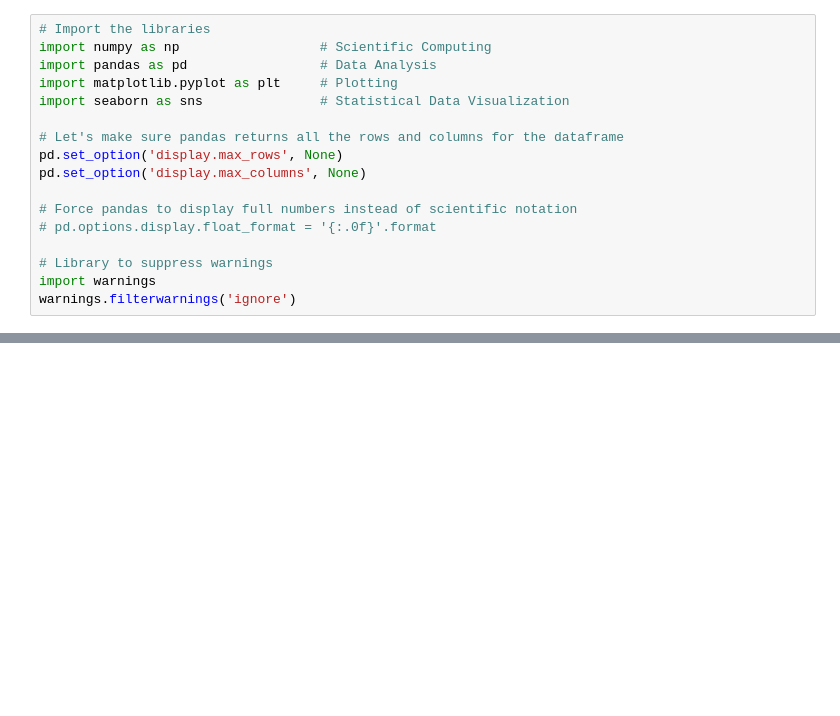
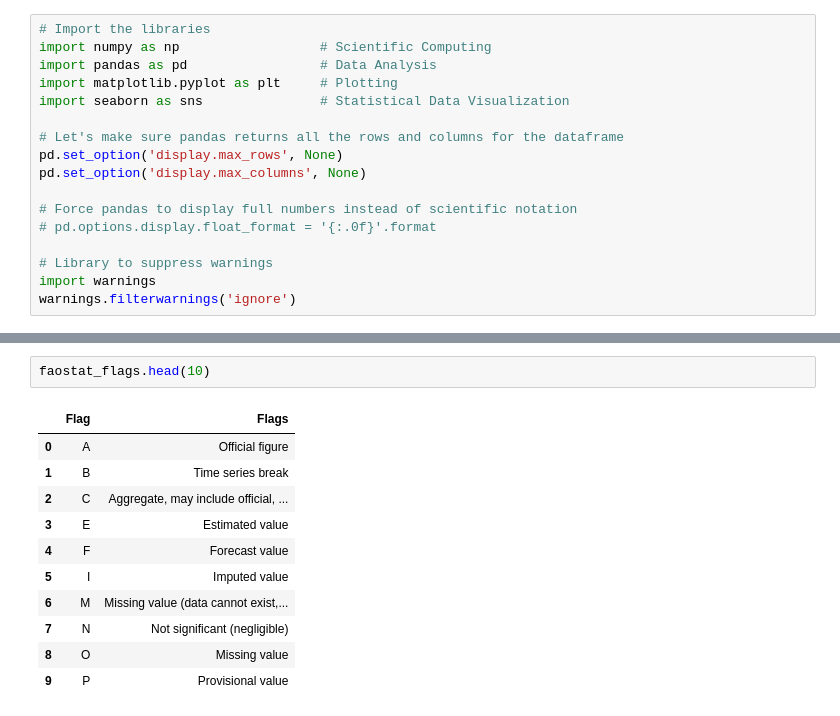
Before and after one commit to laketalkemp/DATA-302_SP24, a Jupyter notebook: CAN_mBio_Project.ipynb, the cells around one changed output, grey strips where cells are left out. Saved outputs shown, nothing was run; the diff lists cells and outputs as text; blank space fills up the shorter version.

```diff
--- a/CAN_mBio_Project.ipynb
+++ b/CAN_mBio_Project.ipynb
@@ -412,0 +433,14 @@ UnicodeDecodeError: 'utf-8' codec can't decode byte 0xe9 in position 111051: inv
+# %%
+faostat_flags.head(10)
+# %% [output]
+|  | Flag | Flags |
+| 0 | A | Official figure |
+| 1 | B | Time series break |
+| 2 | C | Aggregate, may include official, ... |
+| 3 | E | Estimated value |
+| 4 | F | Forecast value |
+| 5 | I | Imputed value |
+| 6 | M | Missing value (data cannot exist,... |
+| 7 | N | Not significant (negligible) |
+| 8 | O | Missing value |
+| 9 | P | Provisional value |
```
Also changed, not shown: parts of 21 cells of this notebook.
